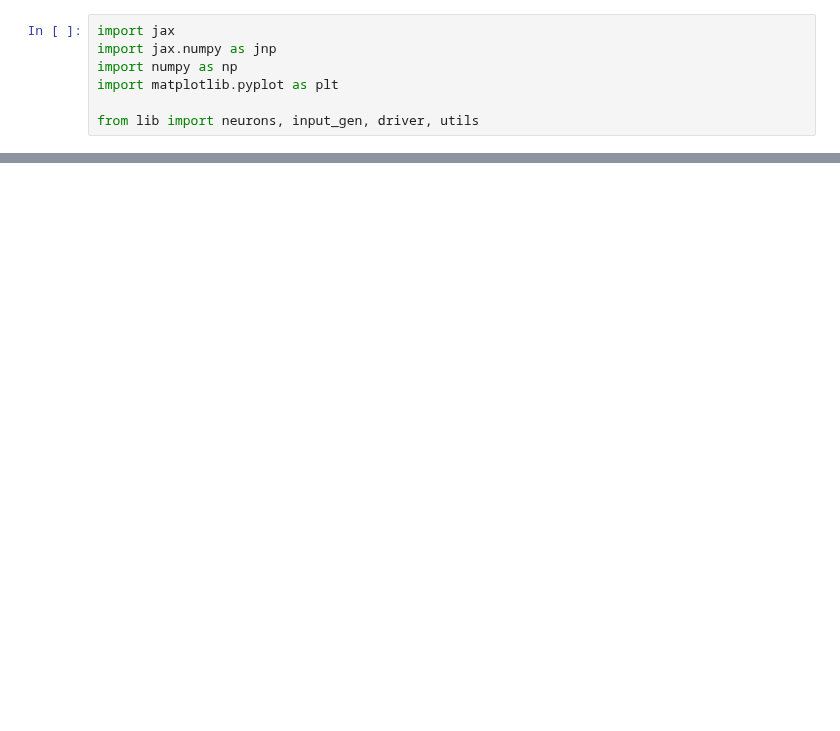
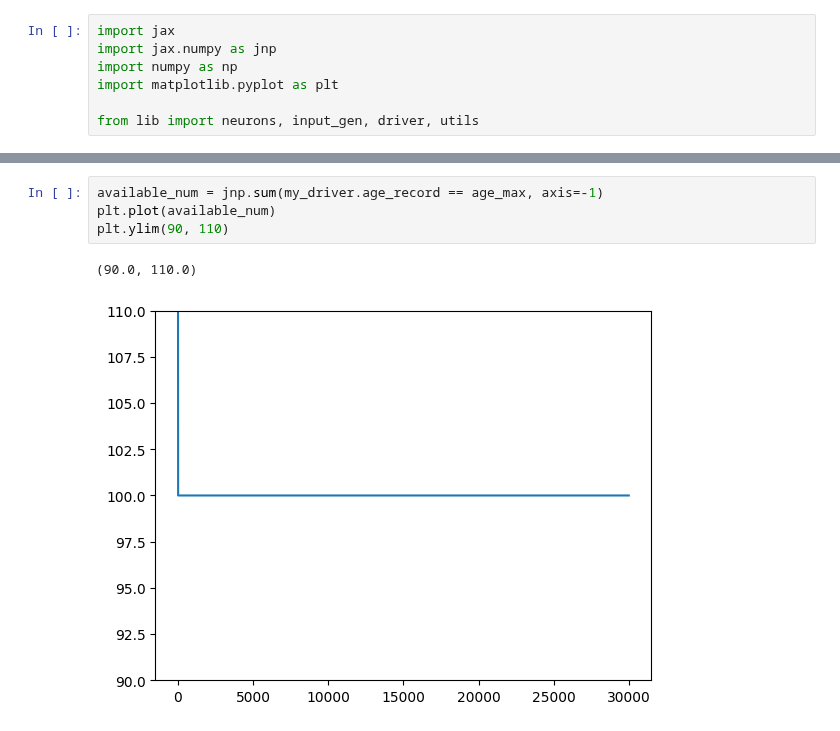
Before and after one commit to Cai-Fangxu/dendrite_familiarity_detection, a Jupyter notebook: test2.ipynb, the cells around one changed output, grey strips where cells are left out. Saved outputs shown, nothing was run; the diff lists cells and outputs as text; blank space fills up the shorter version.

```diff
--- a/test2.ipynb
+++ b/test2.ipynb
@@ -55 +102,8 @@ plt.hlines(f_exp, 0, n_steps, color='red')
+# %%
+available_num = jnp.sum(my_driver.age_record == age_max, axis=-1)
+plt.plot(available_num)
+plt.ylim(90, 110)
+# %% [output]
+(90.0, 110.0)
+[figure, added]
 # %%
```
Also changed, not shown: parts of 10 cells of this notebook, 2 other files.
